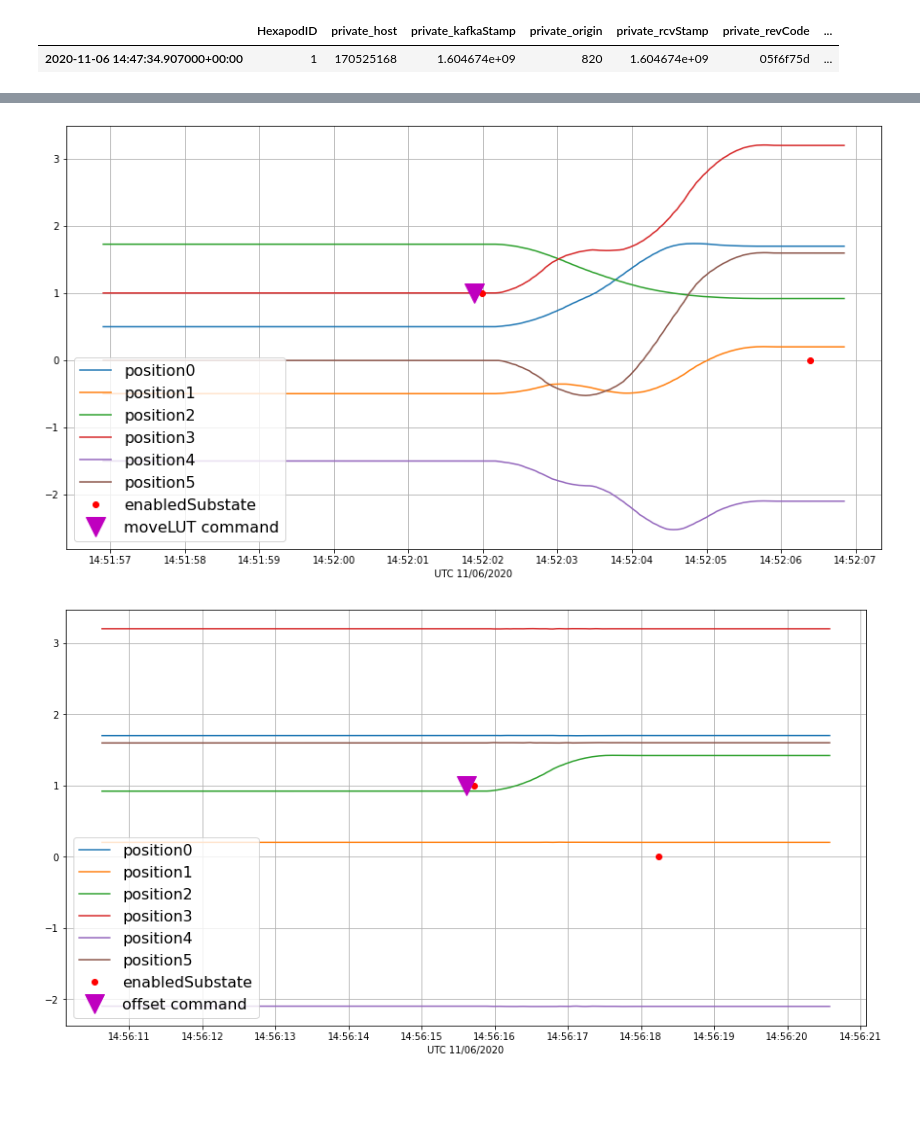
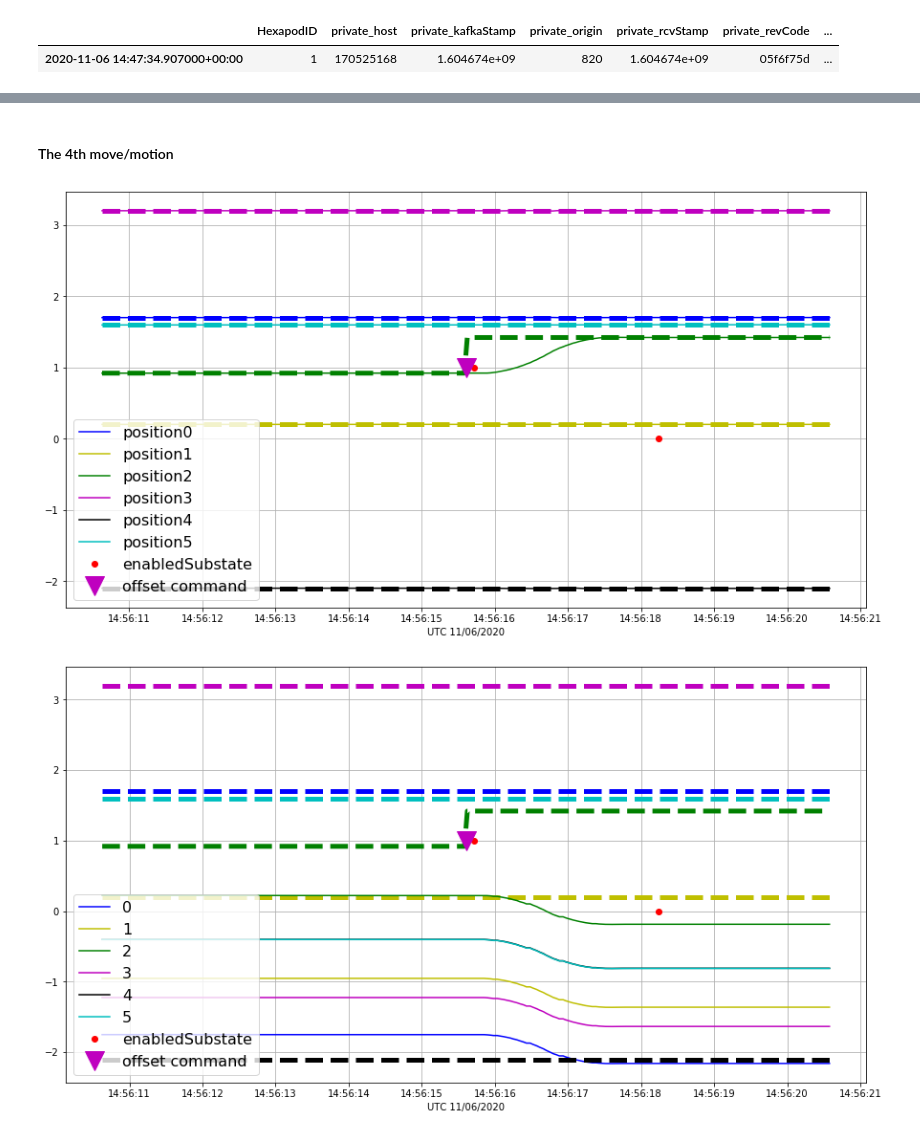
Before and after one commit to bxin/scratchBook, a Jupyter notebook: hex/hexLiveness.ipynb, the cells around one changed output, grey strips where cells are left out. Saved outputs shown, nothing was run; the diff lists cells and outputs as text; code cells hidden in the pictures; blank space fills up the shorter version.

```diff
--- a/hex/hexLiveness.ipynb
+++ b/hex/hexLiveness.ipynb
@@ -73,3 +105,6 @@ dfc
 # %% [output]
 |  | HexapodID | private_host | private_kafkaStamp | private_origin | private_rcvStamp | private_revCode | ... |
 | 2020-11-06 14:47:34.907000+00:00 | 1 | 170525168 | 1.604674e+09 | 820 | 1.604674e+09 | 05f6f75d | ... |
+# %%
+cc = ['b','y','g','m','k','c']
+xyzlabel = ['X', 'Y', 'Z', 'RX', 'RY', 'RZ']
@@ -141,0 +292,19 @@ plt.grid();
+# %%
+idx = np.logical_and(pd.to_datetime(dfs.private_sndStamp, unit='s') > start3,
+                     pd.to_datetime(dfs.private_sndStamp, unit='s') < end3)
+dfs3 = dfs[idx]
+
+fig, ax = plt.subplots(figsize=(15,8))
+for i in range(6):
+    if i<3:
+        f = 1e-3  #turn micron in mm
+    else:
+        f = 100 #turn degree into (1/100 deg)
+    plt.plot(dfs3['Calibrated%d'%i]/1000, cc[i],label='%d'%i)
+    plt.plot(df3['Demand%d'%i]*f, '--%s'%cc[i], linewidth=5)
+plt.plot(pd.to_datetime(dfe3.private_sndStamp, unit='s'), dfe3['enabledSubstate'],'ro', label='enabledSubstate')
+#plt.plot(pd.to_datetime(dfi1.private_sndStamp, unit='s'), dfi1['inPosition'],'mx', label='inPosition')
+plt.plot(pd.to_datetime(dfml.private_sndStamp, unit='s'), dfc['HexapodID'],'mv', label='moveLUT command', markersize=20)
+plt.legend(prop={'size': 16}, loc='upper left')
+plt.xlabel('UTC 11/06/2020')
+plt.grid();
@@ -142,38 +313,38 @@ plt.grid();
+# %% [markdown]
+#### The 4th move/motion
 # %%
-start3 = pd.to_datetime(dfml['private_sndStamp'][0], unit='s')-timedelta(seconds=5)
-end3 = pd.to_datetime(dfml['private_sndStamp'][0], unit='s')+timedelta(seconds=5)
-idx = np.logical_and(pd.to_datetime(df.private_sndStamp, unit='s') > start3, pd.to_datetime(df.private_sndStamp, unit='s') < end3)
-df3 = df[idx]
-idx = np.logical_and(pd.to_datetime(dfe.private_sndStamp, unit='s') > start3, pd.to_datetime(dfe.private_sndStamp, unit='s') < end3)
-dfe3 = dfe[idx]
+start4 = pd.to_datetime(dfo['private_sndStamp'][0], unit='s')-timedelta(seconds=5)
+end4 = pd.to_datetime(dfo['private_sndStamp'][0], unit='s')+timedelta(seconds=5)
+idx = np.logical_and(pd.to_datetime(df.private_sndStamp, unit='s') > start4,
+                     pd.to_datetime(df.private_sndStamp, unit='s') < end4)
+df4 = df[idx]
+idx = np.logical_and(pd.to_datetime(dfe.private_sndStamp, unit='s') > start4,
+                     pd.to_datetime(dfe.private_sndStamp, unit='s') < end4)
+dfe4 = dfe[idx]
 #idx = np.logical_and(pd.to_datetime(dfi.private_sndStamp, unit='s') > start1, pd.to_datetime(dfi.private_sndStamp, unit='s') < end1)
 #dfi1 = dfi[idx]
 
 fig, ax = plt.subplots(figsize=(15,8))
 for i in range(6):
     if i<3:
         f = 1e-3  #turn micron in mm
     else:
         f = 100 #turn degree into (1/100 deg)
-    plt.plot(pd.to_datetime(df3.private_sndStamp, unit='s'), df3['Position%d'%i]*f, label='position%d'%i)
-plt.plot(pd.to_datetime(dfe3.private_sndStamp, unit='s'), dfe3['enabledSubstate'],'ro', label='enabledSubstate')
+    plt.plot(df4['Position%d'%i]*f,cc[i], label='position%d'%i)
+    plt.plot(df4['Demand%d'%i]*f, '--%s'%cc[i], linewidth=5)
+plt.plot(pd.to_datetime(dfe4.private_sndStamp, unit='s'), dfe4['enabledSubstate'],'ro', label='enabledSubstate')
 #plt.plot(pd.to_datetime(dfi1.private_sndStamp, unit='s'), dfi1['inPosition'],'mx', label='inPosition')
-plt.plot(pd.to_datetime(dfml.private_sndStamp, unit='s'), dfc['HexapodID'],'mv', label='moveLUT command', markersize=20)
+plt.plot(pd.to_datetime(dfo.private_sndStamp, unit='s'), dfo['HexapodID'],'mv', label='offset command', markersize=20)
 plt.legend(prop={'size': 16}, loc='lower left')
 plt.xlabel('UTC 11/06/2020')
 plt.grid();
-#step 27: (0um, 0um, 800um, 0deg, 0deg, 0deg), moveLUT (180deg, 60deg, and 10deg)
+#step 33: (0um, 0um, 500um, 0deg, 0deg, 0deg).
 # %% [output]
-[figure, old version]
+[figure, new version]
 # %%
-start4 = pd.to_datetime(dfo['private_sndStamp'][0], unit='s')-timedelta(seconds=5)
-end4 = pd.to_datetime(dfo['private_sndStamp'][0], unit='s')+timedelta(seconds=5)
-idx = np.logical_and(pd.to_datetime(df.private_sndStamp, unit='s') > start4, pd.to_datetime(df.private_sndStamp, unit='s') < end4)
-df4 = df[idx]
-idx = np.logical_and(pd.to_datetime(dfe.private_sndStamp, unit='s') > start4, pd.to_datetime(dfe.private_sndStamp, unit='s') < end4)
-dfe4 = dfe[idx]
-#idx = np.logical_and(pd.to_datetime(dfi.private_sndStamp, unit='s') > start1, pd.to_datetime(dfi.private_sndStamp, unit='s') < end1)
-#dfi1 = dfi[idx]
+idx = np.logical_and(pd.to_datetime(dfs.private_sndStamp, unit='s') > start4,
+                     pd.to_datetime(dfs.private_sndStamp, unit='s') < end4)
+dfs4 = dfs[idx]
 
 fig, ax = plt.subplots(figsize=(15,8))
 for i in range(6):
@@ -181,13 +352,13 @@ for i in range(6):
         f = 1e-3  #turn micron in mm
     else:
         f = 100 #turn degree into (1/100 deg)
-    plt.plot(pd.to_datetime(df4.private_sndStamp, unit='s'), df4['Position%d'%i]*f, label='position%d'%i)
+    plt.plot(dfs4['Calibrated%d'%i]/1000,cc[i], label='%d'%i)
+    plt.plot(df4['Demand%d'%i]*f, '--%s'%cc[i], linewidth=5)
 plt.plot(pd.to_datetime(dfe4.private_sndStamp, unit='s'), dfe4['enabledSubstate'],'ro', label='enabledSubstate')
 #plt.plot(pd.to_datetime(dfi1.private_sndStamp, unit='s'), dfi1['inPosition'],'mx', label='inPosition')
 plt.plot(pd.to_datetime(dfo.private_sndStamp, unit='s'), dfo['HexapodID'],'mv', label='offset command', markersize=20)
 plt.legend(prop={'size': 16}, loc='lower left')
 plt.xlabel('UTC 11/06/2020')
 plt.grid();
-#step 33: (0um, 0um, 500um, 0deg, 0deg, 0deg).
 # %% [output]
-[figure, old version]
+[figure, new version]
```
Also changed, not shown: parts of 32 cells of this notebook, 1 other file.
